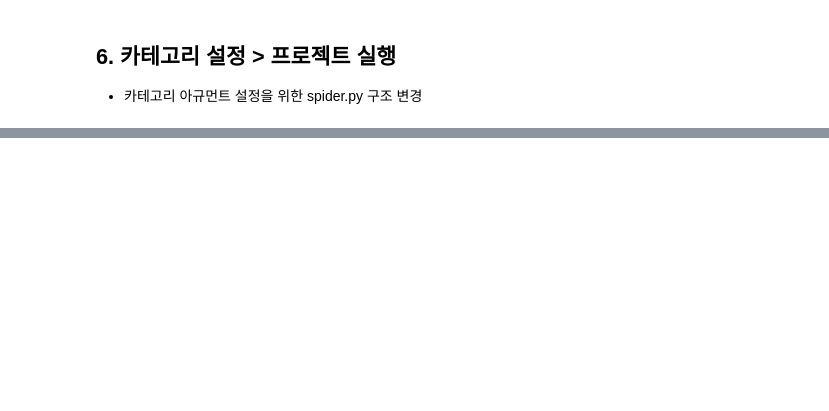
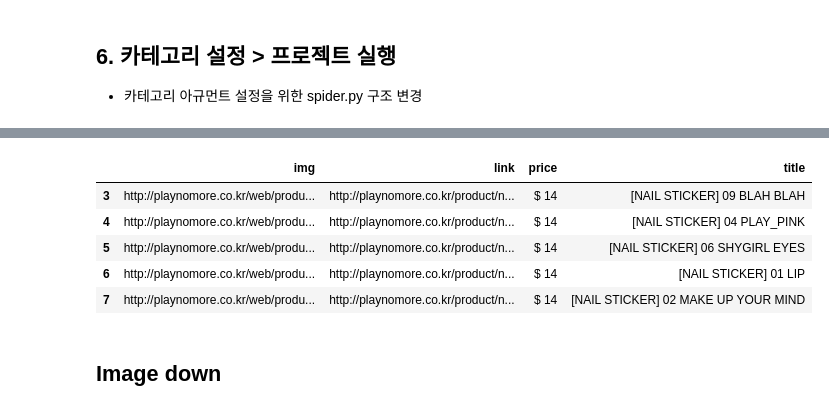
Before and after one commit to dockyum/TIL-data-science, a Jupyter notebook: scrapy/05_scrapy_playnomore.ipynb, the cells around one changed output, grey strips where cells are left out. Cells and saved outputs as stored; diff of their text form; code cells hidden in the pictures; blank space fills up the shorter version.

```diff
--- a/scrapy/05_scrapy_playnomore.ipynb
+++ b/scrapy/05_scrapy_playnomore.ipynb
@@ -50,0 +233,12 @@ You can start your first spider with:
+# %%
+df = pd.read_csv('./playnomore/items.csv')
+df.tail()
+# %% [output]
+|  | img | link | price | title |
+| 3 | http://playnomore.co.kr/web/produ... | http://playnomore.co.kr/product/n... | $ 14 | [NAIL STICKER] 09 BLAH BLAH |
+| 4 | http://playnomore.co.kr/web/produ... | http://playnomore.co.kr/product/n... | $ 14 | [NAIL STICKER] 04 PLAY_PINK |
+| 5 | http://playnomore.co.kr/web/produ... | http://playnomore.co.kr/product/n... | $ 14 | [NAIL STICKER] 06 SHYGIRL EYES |
+| 6 | http://playnomore.co.kr/web/produ... | http://playnomore.co.kr/product/n... | $ 14 | [NAIL STICKER] 01 LIP |
+| 7 | http://playnomore.co.kr/web/produ... | http://playnomore.co.kr/product/n... | $ 14 | [NAIL STICKER] 02 MAKE UP YOUR MIND |
+# %% [markdown]
+## Image down
```
Also changed, not shown: parts of 23 cells of this notebook, 2 other files.
